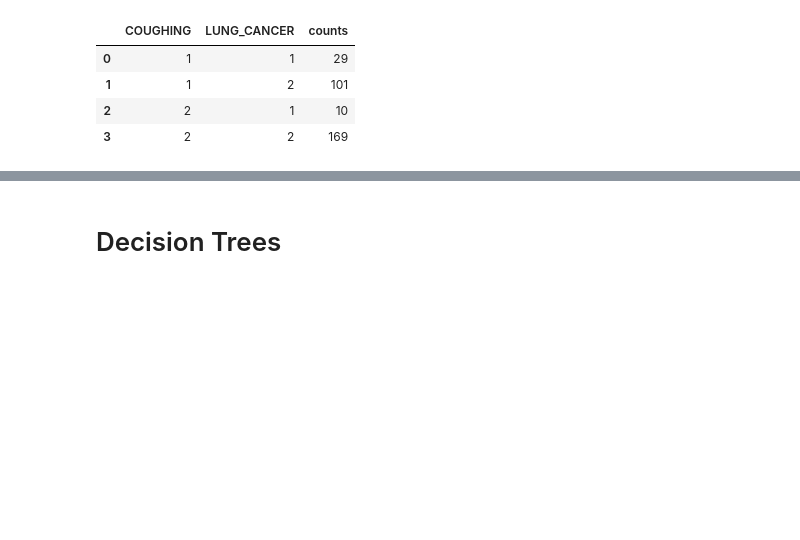
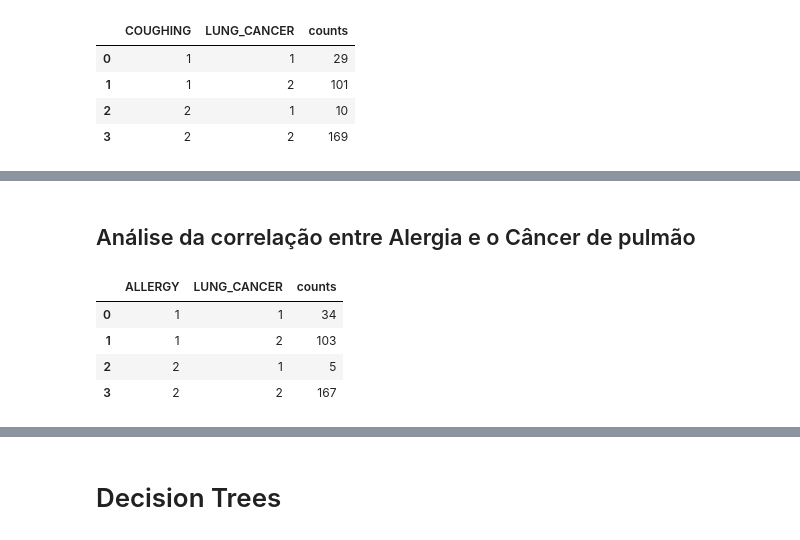
Before and after one commit to insper-classroom/predicao_cancer_pulmao, a Jupyter notebook: Base de dados.ipynb, the cells around one changed output, grey strips where cells are left out. Saved outputs shown, nothing was run; the diff lists cells and outputs as text; code cells hidden in the pictures; blank space fills up the shorter version.

```diff
--- a/Base de dados.ipynb
+++ b/Base de dados.ipynb
@@ -321,2 +367,13 @@ dg1 = base.groupby(by=["FATIGUE", "LUNG_CANCER"]).size().reset_index(name="count
 px.histogram(data_frame=dg1, x="LUNG_CANCER", y="counts", color="FATIGUE", barmode='group')
+# %% [markdown]
+## Análise da correlação entre Alergia e o Câncer de pulmão
+# %%
+dg2 = base.groupby(by=["ALLERGY", "LUNG_CANCER"]).size().reset_index(name="counts")
+dg2
+# %% [output]
+|  | ALLERGY | LUNG_CANCER | counts |
+| 0 | 1 | 1 | 34 |
+| 1 | 1 | 2 | 103 |
+| 2 | 2 | 1 | 5 |
+| 3 | 2 | 2 | 167 |
 # %%
```
Also changed, not shown: parts of 23 cells of this notebook.
